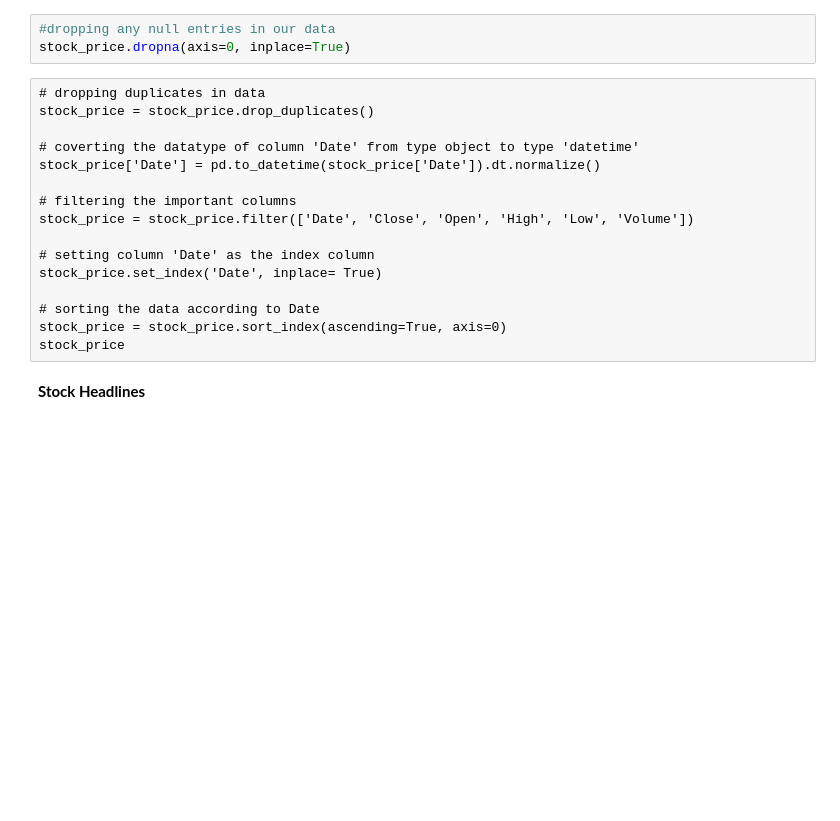
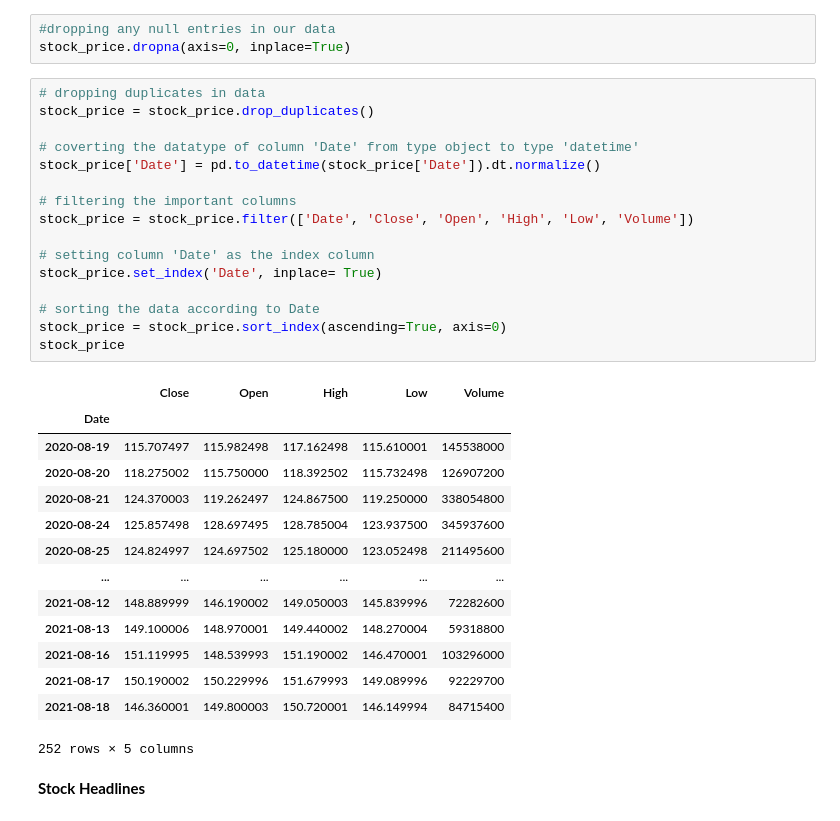
Before and after one commit to BharadwajSavan/The-Sparks-Foundation_Data-Science-Business-Analytics-Tasks, a Jupyter notebook: Task-7/Stock.ipynb, the cells around one changed output. Drawn from its saved outputs; the diff is of its cells as text; blank space fills up the shorter version.

```diff
--- a/Task-7/Stock.ipynb
+++ b/Task-7/Stock.ipynb
@@ -70,22 +70,37 @@ stock_price.isna().any(), stock_headlines.isna().any()
 # %%
 #dropping any null entries in our data
 stock_price.dropna(axis=0, inplace=True)
-# %% [raw]
-# dropping duplicates in data
-stock_price = stock_price.drop_duplicates()
-
-# coverting the datatype of column 'Date' from type object to type 'datetime'
-stock_price['Date'] = pd.to_datetime(stock_price['Date']).dt.normalize()
-
-# filtering the important columns
-stock_price = stock_price.filter(['Date', 'Close', 'Open', 'High', 'Low', 'Volume'])
-
-# setting column 'Date' as the index column
-stock_price.set_index('Date', inplace= True)
-
-# sorting the data according to Date
-stock_price = stock_price.sort_index(ascending=True, axis=0)
-stock_price
+# %%
+# dropping duplicates in data
+stock_price = stock_price.drop_duplicates()
+
+# coverting the datatype of column 'Date' from type object to type 'datetime'
+stock_price['Date'] = pd.to_datetime(stock_price['Date']).dt.normalize()
+
+# filtering the important columns
+stock_price = stock_price.filter(['Date', 'Close', 'Open', 'High', 'Low', 'Volume'])
+
+# setting column 'Date' as the index column
+stock_price.set_index('Date', inplace= True)
+
+# sorting the data according to Date
+stock_price = stock_price.sort_index(ascending=True, axis=0)
+stock_price
+# %% [output]
+|  | Close | Open | High | Low | Volume |
+| Date |  |  |  |  |  |
+| 2020-08-19 | 115.707497 | 115.982498 | 117.162498 | 115.610001 | 145538000 |
+| 2020-08-20 | 118.275002 | 115.750000 | 118.392502 | 115.732498 | 126907200 |
+| 2020-08-21 | 124.370003 | 119.262497 | 124.867500 | 119.250000 | 338054800 |
+| 2020-08-24 | 125.857498 | 128.697495 | 128.785004 | 123.937500 | 345937600 |
+| 2020-08-25 | 124.824997 | 124.697502 | 125.180000 | 123.052498 | 211495600 |
+| ... | ... | ... | ... | ... | ... |
+| 2021-08-12 | 148.889999 | 146.190002 | 149.050003 | 145.839996 | 72282600 |
+| 2021-08-13 | 149.100006 | 148.970001 | 149.440002 | 148.270004 | 59318800 |
+| 2021-08-16 | 151.119995 | 148.539993 | 151.190002 | 146.470001 | 103296000 |
+| 2021-08-17 | 150.190002 | 150.229996 | 151.679993 | 149.089996 | 92229700 |
+| 2021-08-18 | 146.360001 | 149.800003 | 150.720001 | 146.149994 | 84715400 |
+252 rows × 5 columns
 # %% [markdown]
 **Stock Headlines**
 # %%
```
